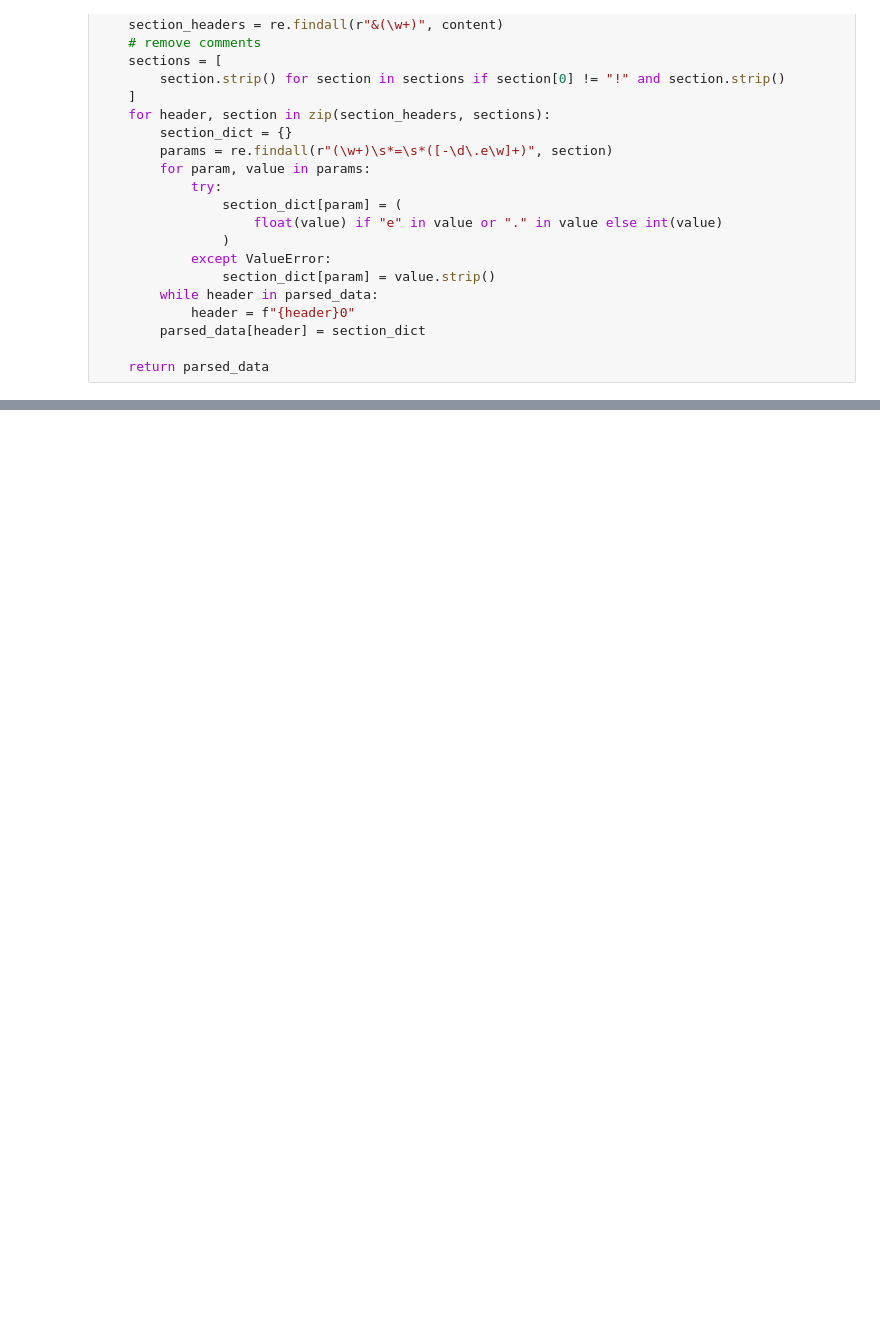
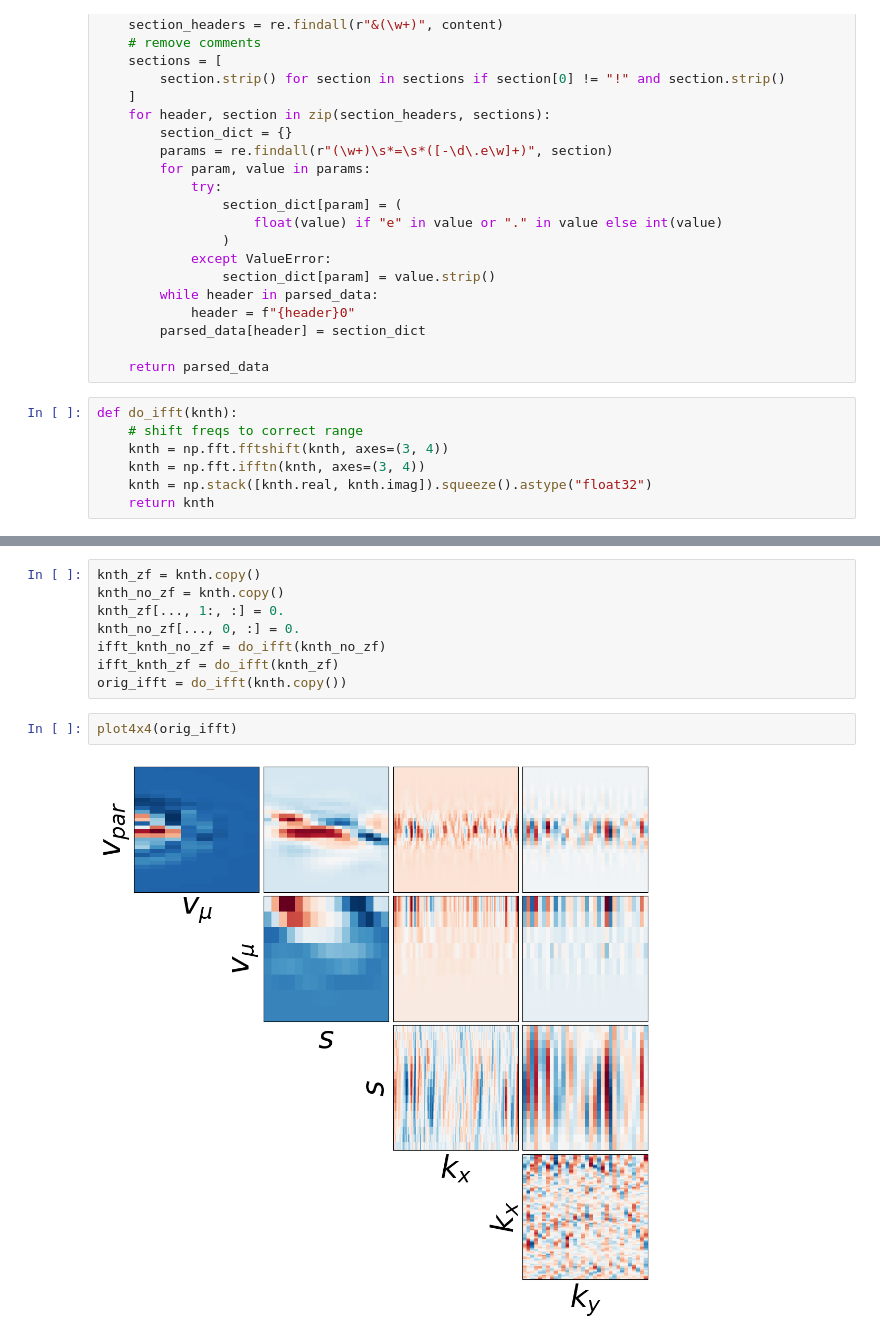
Before and after one commit to ml-jku/neural-gyrokinetics, a Jupyter notebook: notebooks/gyrokinetics_data_preprocessing.ipynb, the cells around one changed output, grey strips where cells are left out. Cells and saved outputs as stored; diff of their text form; blank space fills up the shorter version.

```diff
--- a/notebooks/gyrokinetics_data_preprocessing.ipynb
+++ b/notebooks/gyrokinetics_data_preprocessing.ipynb
@@ -52,3 +54,10 @@ def parse_input_dat(file_path):
         parsed_data[header] = section_dict
 
     return parsed_data
+# %%
+def do_ifft(knth):
+    # shift freqs to correct range
+    knth = np.fft.fftshift(knth, axes=(3, 4))
+    knth = np.fft.ifftn(knth, axes=(3, 4))
+    knth = np.stack([knth.real, knth.imag]).squeeze().astype("float32")
+    return knth
@@ -54,0 +214,12 @@ def parse_input_dat(file_path):
+# %%
+knth_zf = knth.copy()
+knth_no_zf = knth.copy()
+knth_zf[..., 1:, :] = 0.
+knth_no_zf[..., 0, :] = 0.
+ifft_knth_no_zf = do_ifft(knth_no_zf)
+ifft_knth_zf = do_ifft(knth_zf)
+orig_ifft = do_ifft(knth.copy())
+# %%
+plot4x4(orig_ifft)
+# %% [output]
+[figure, added]
```
Also changed, not shown: parts of 13 cells of this notebook, 21 other files.
